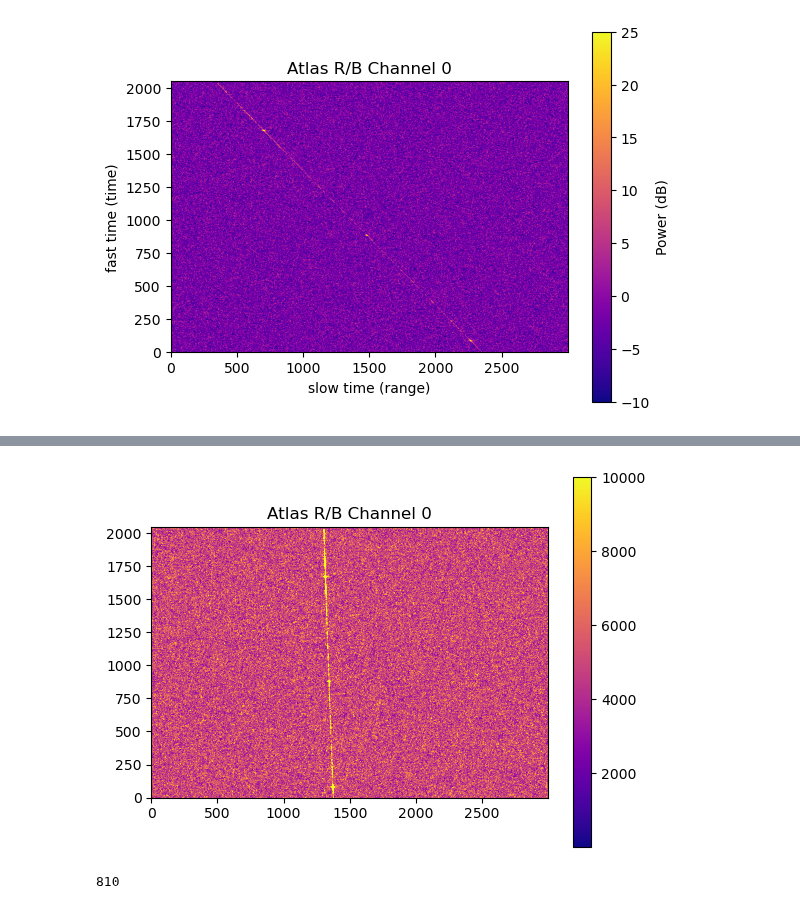
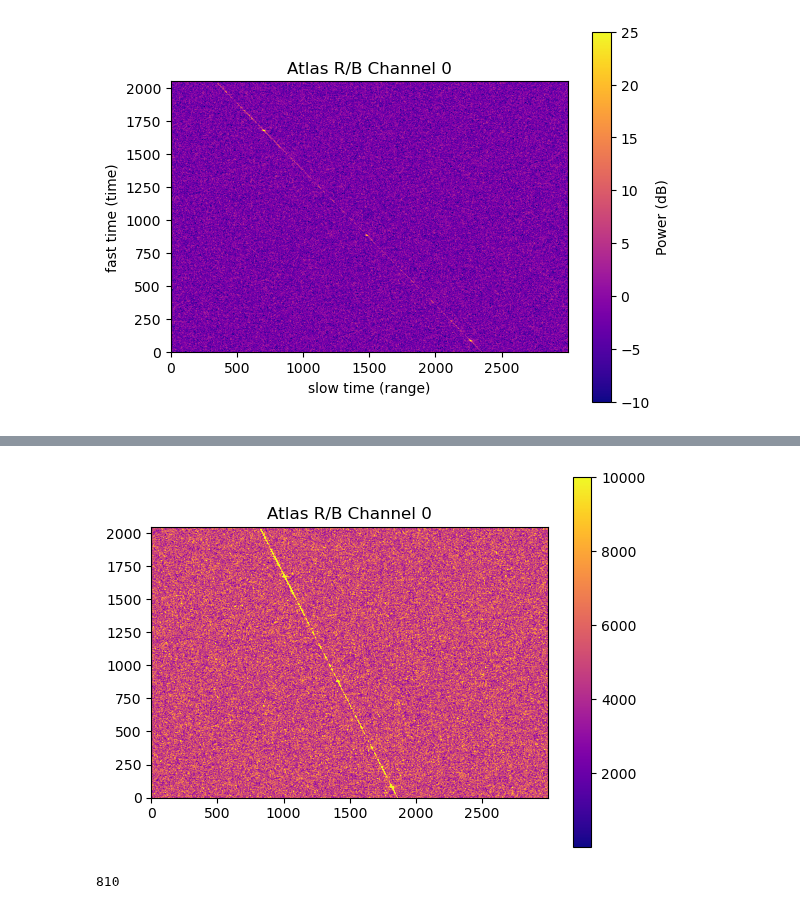
Before and after one commit to phoeberyder/atlas_rb, a Jupyter notebook: atlas_rb.ipynb, the cells around one changed output, grey strips where cells are left out. Drawn from its saved outputs; the diff is of its cells as text; code cells hidden in the pictures.

```diff
--- a/atlas_rb.ipynb
+++ b/atlas_rb.ipynb
@@ -164,7 +164,7 @@ for i in range(sub_power.shape[0]):
 
 time1 = np.arange(sub_power.shape[0])
 # %%
-data = power.T
+data = sub_power.T
 
 r = np.zeros(data.shape[1], dtype=int)
 r[0] = np.argmax(np.abs(data[:, 1]))
@@ -195,5 +189,5 @@ plt.show()
 # %%
-coeffs = np.polyfit(time1, r, 2)   #2 is quadratic fit
+coeffs = np.polyfit(time1, r, 1)   #2 is quadratic fit
 r_fit = np.polyval(coeffs, time1)
 # %%
 #plotting fit
@@ -207,10 +201,10 @@ r_ref = r_fit[len(r_fit)//2]
 rmc_shift = r_fit-r_ref
 # %%
 #takes about 3 minutes
-corrected4 = np.zeros_like(cdat_pc)
+corrected = np.zeros_like(cdat_pc)
 for i in range(2048):
-    corrected4[i, :] = imshift(cdat_pc[i, :], -rmc_shift[i])
+    corrected[i, :] = imshift(cdat_pc[i, :], -rmc_shift[i])
 # %%
-power_corrected4 = (np.abs(corrected4))**2
-spec_corrected4 = np.sum(power_corrected4, axis=0)
+power_corrected = (np.abs(corrected))**2
+spec_corrected = np.sum(power_corrected, axis=0)
 # %%
@@ -225,10 +219,10 @@ distribution is 57
 # %%
-plt.imshow(power_corrected2[:, 134000:137000], vmax = 10000, cmap = 'plasma', origin='lower')
+plt.imshow(power_corrected[:, 134000:137000], vmax = 10000, cmap = 'plasma', origin='lower')
 plt.title('Atlas R/B Channel 0')
 plt.colorbar()
 plt.show()
 # %% [output]
-[figure, old version]
+[figure, new version]
 # %%
 134810-134000
 # %% [output]
```
Also changed, not shown: parts of 4 cells of this notebook.
